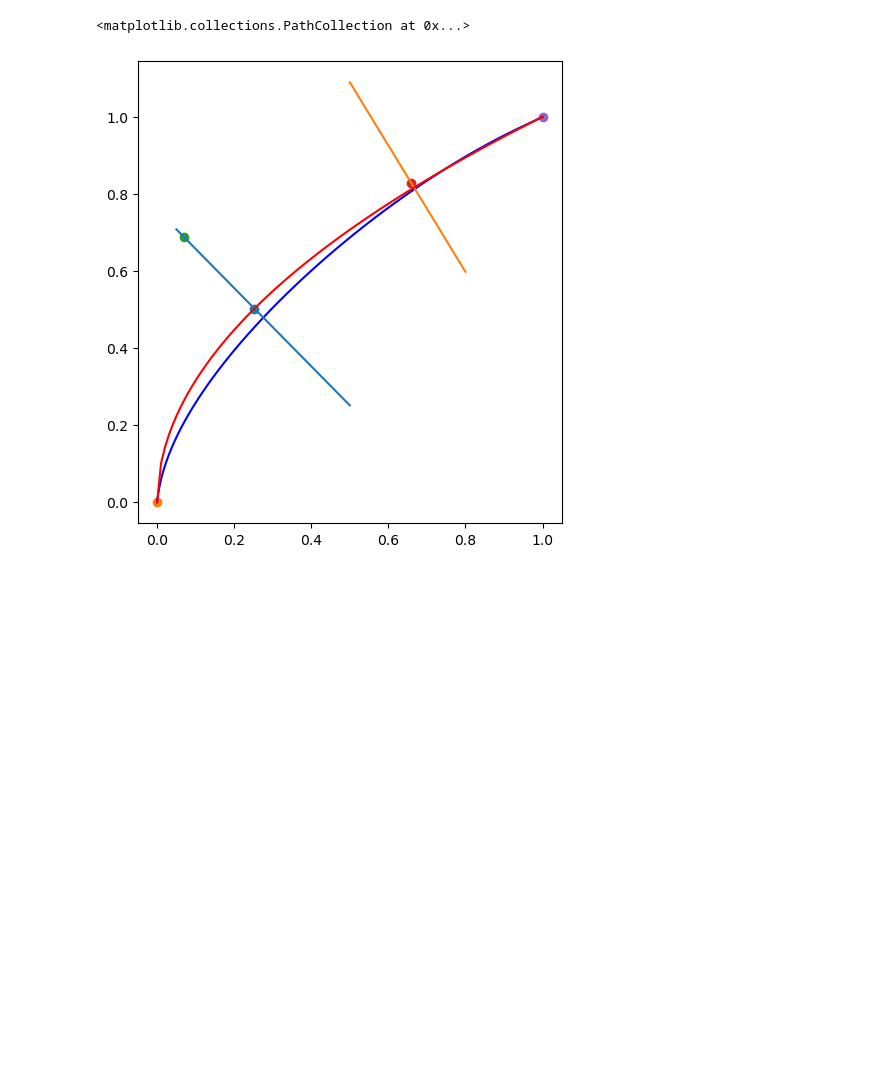
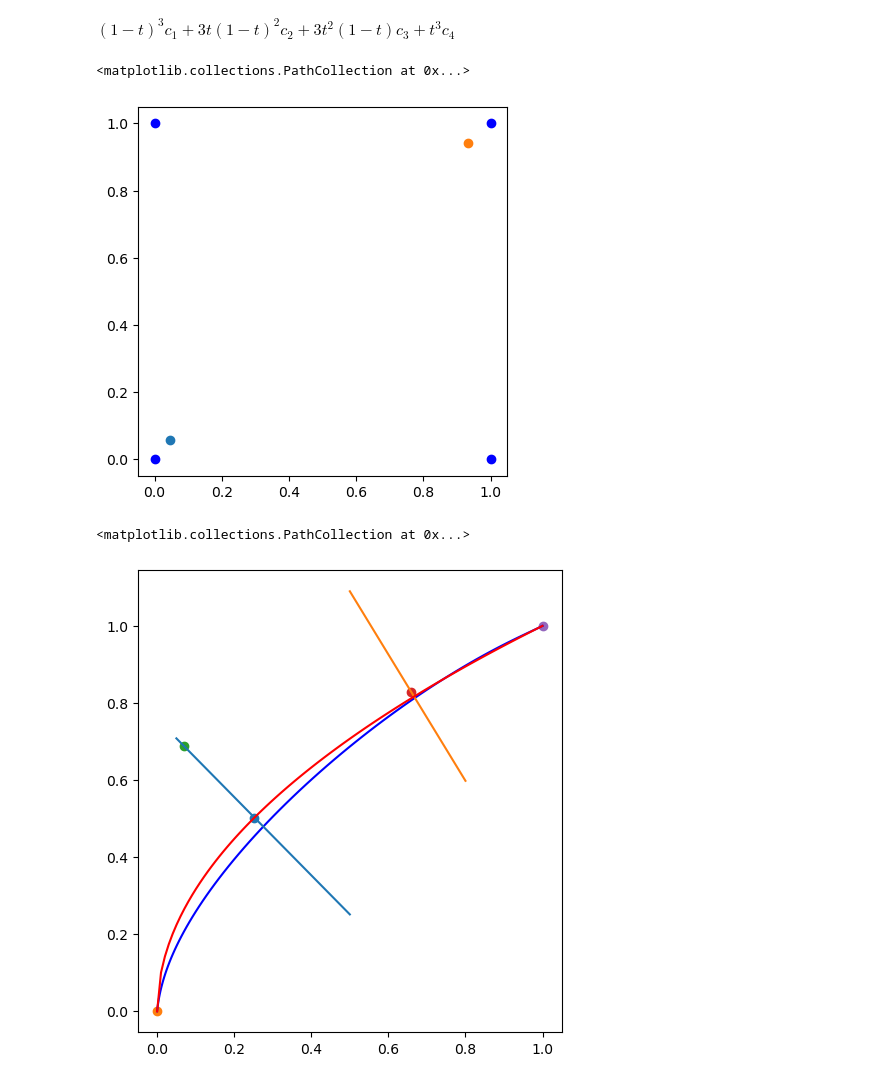
Before and after one commit to cepheid42/cuCBET, a Jupyter notebook: scratch.ipynb, the cells around one changed output. Drawn from its saved outputs; the diff is of its cells as text; code cells hidden in the pictures; blank space fills up the shorter version.

```diff
--- a/scratch.ipynb
+++ b/scratch.ipynb
@@ -3,6 +3,64 @@ import numpy as np
 import matplotlib.pyplot as plt
 import mpl_toolkits.mplot3d.axes3d as a3d
 %matplotlib inline
+# %% [markdown]
+$\left(1-t\right)^{3}c_{1}+3t\left(1-t\right)^{2}c_{2}+3t^{2}\left(1-t\right)c_{3}+t^{3}c_{4}$
+# %%
+ts = np.linspace(0.0, 1.0, 100).reshape(-1, 1)
+
+p0 = np.asarray([0.0, 0.0])
+p1 = np.asarray([0.0, 1.0])
+p2 = np.asarray([1.0, 0.0])
+p3 = np.asarray([1.0, 1.0])
+
+bez_base = ((1 - ts)**3 * p0) + (3 * ts * (1 - ts)**2 * p1) + (3 * ts**2 * (1 - ts) * p2) + (ts**3 * p3)
+
+B = bez_base[49]
+t = 0.5
+
+u = (1 - t)**3 / (t**3 + (1 - t)**3)
+s = np.abs((t**3 + (1 - t)**3 - 1) / (t**3 + (1 - t)**3))
+C = u * p0 + (1 - u) * p3
+A = B + (1 / s) * (B - C)
+
+lineES = p3 - p0
+lineBS = B - p0
+d = (1 / 3) * np.sqrt(np.sum((p3 - p0)**2))
+
+a1 = np.arctan2(lineES[1], lineES[0])
+a2 = np.arctan2(lineBS[1], lineBS[0])
+phi = (a1 - a2 + (2 * np.pi)) % (2 * np.pi)
+d = d if 0 <= phi <= np.pi else -d
+
+e1 = B + t * d
+e2 = B - (1 - t) * d
+
+factor = 1 / (t * (1 - t))
+C1 = factor * (e1 - t * A - (1 - t)**2 * p0)
+C2 = factor * (e2 - (1 - t) * A - t**2 * p3)
+
+bezier = ((1 - ts)**3 * p0) + (3 * ts * (1 - ts)**2 * C1) + (3 * ts**2 * (1 - ts) * C2) + (ts**3 * p3)
+
+fig, ax = plt.subplots(1, 1)
+ax.set_aspect('equal')
+
+# ax.plot(bezier[:, 0], bezier[:, 1])
+
+# ax.scatter(e1[0], e1[1])
+# ax.scatter(e2[0], e2[1])
+
+ax.scatter(C1[0], C1[1])
+ax.scatter(C2[0], C2[1])
+
+ax.scatter(p0[0], p0[1], color='b')
+ax.scatter(p1[0], p1[1], color='b')
+ax.scatter(p2[0], p2[1], color='b')
+ax.scatter(p3[0], p3[1], color='b')
+
+# ax.plot(bez[:, 0], bez[:, 1]);
+# %% [output]
+<matplotlib.collections.PathCollection at 0x...>
+[figure, added]
 # %%
 xs = np.linspace(0.0, 1.0, 100)
 ys = np.sqrt(xs)
```
